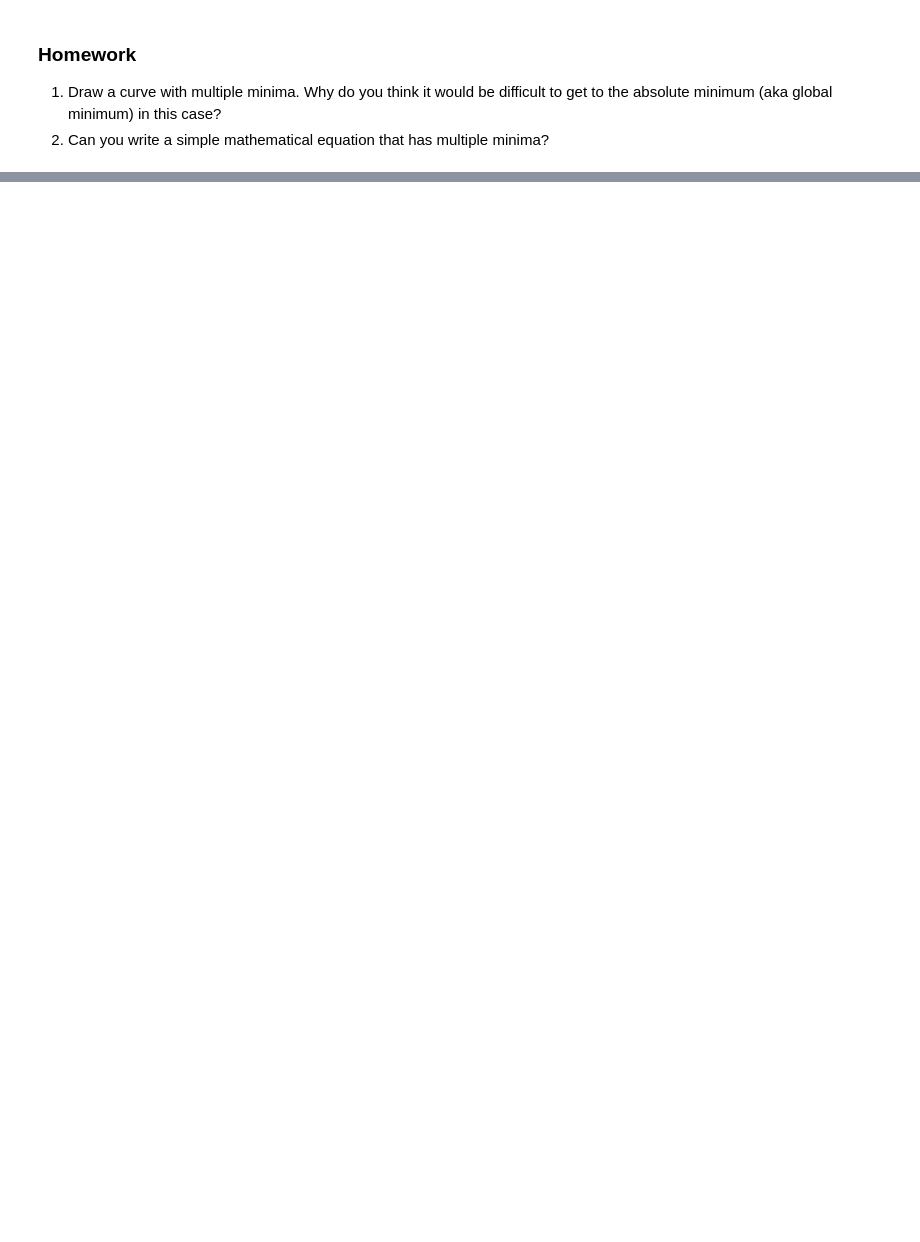
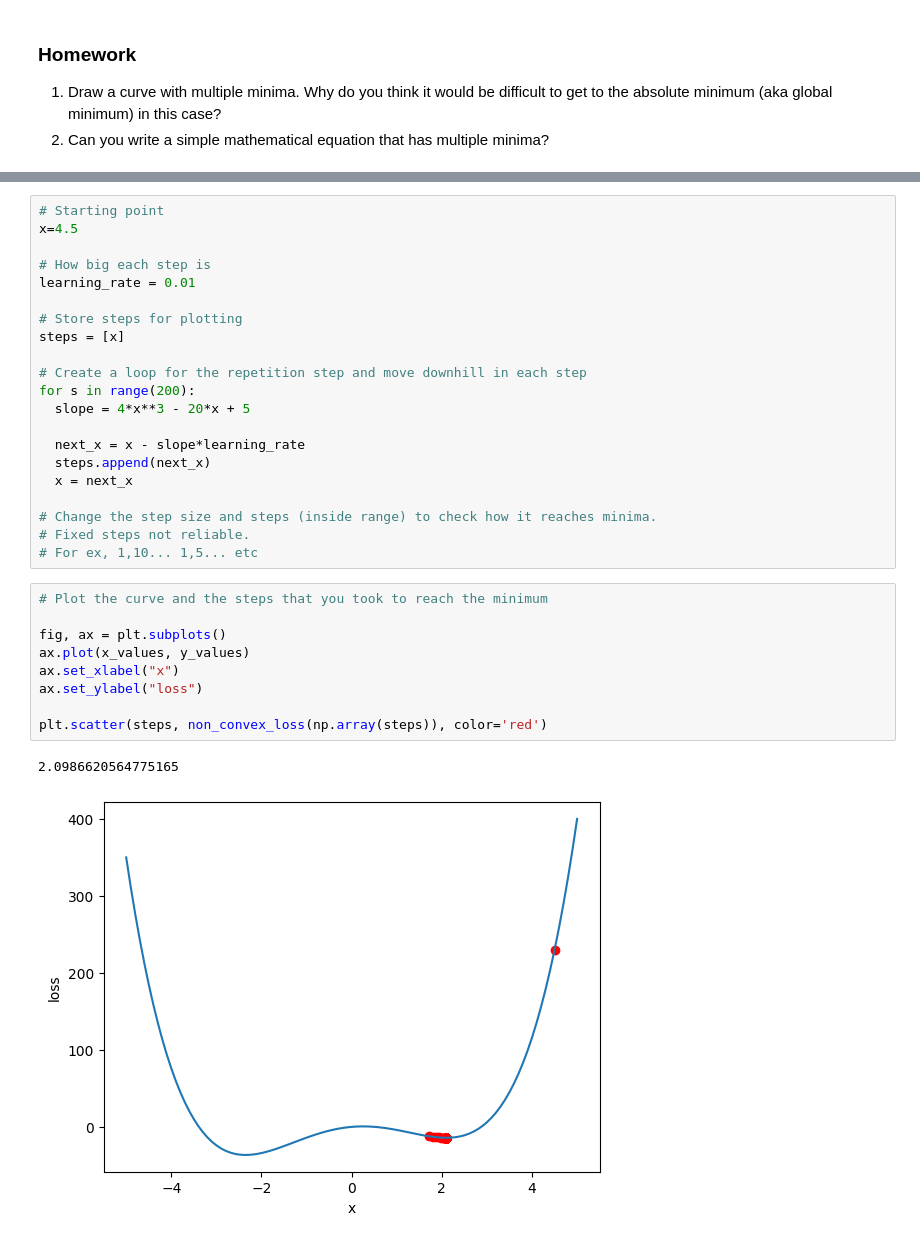
Before and after one commit to dhaya0/stats_4, a Jupyter notebook: CSSL_04_Introduction_to_optimization.ipynb, the cells around one changed output, grey strips where cells are left out. Cells and saved outputs as stored; diff of their text form; blank space fills up the shorter version.

```diff
--- a/CSSL_04_Introduction_to_optimization.ipynb
+++ b/CSSL_04_Introduction_to_optimization.ipynb
@@ -79,0 +153,33 @@ Let us try visualizing the walk
+# %%
+# Starting point
+x=4.5
+
+# How big each step is
+learning_rate = 0.01
+
+# Store steps for plotting
+steps = [x]
+
+# Create a loop for the repetition step and move downhill in each step
+for s in range(200):
+  slope = 4*x**3 - 20*x + 5
+
+  next_x = x - slope*learning_rate
+  steps.append(next_x)
+  x = next_x
+
+# Change the step size and steps (inside range) to check how it reaches minima.
+# Fixed steps not reliable.
+# For ex, 1,10... 1,5... etc
+# %%
+# Plot the curve and the steps that you took to reach the minimum
+
+fig, ax = plt.subplots()
+ax.plot(x_values, y_values)
+ax.set_xlabel("x")
+ax.set_ylabel("loss")
+
+plt.scatter(steps, non_convex_loss(np.array(steps)), color='red')
+# %% [output]
+2.0986620564775165
+[figure, added]
```
Also changed, not shown: parts of 7 cells of this notebook.
